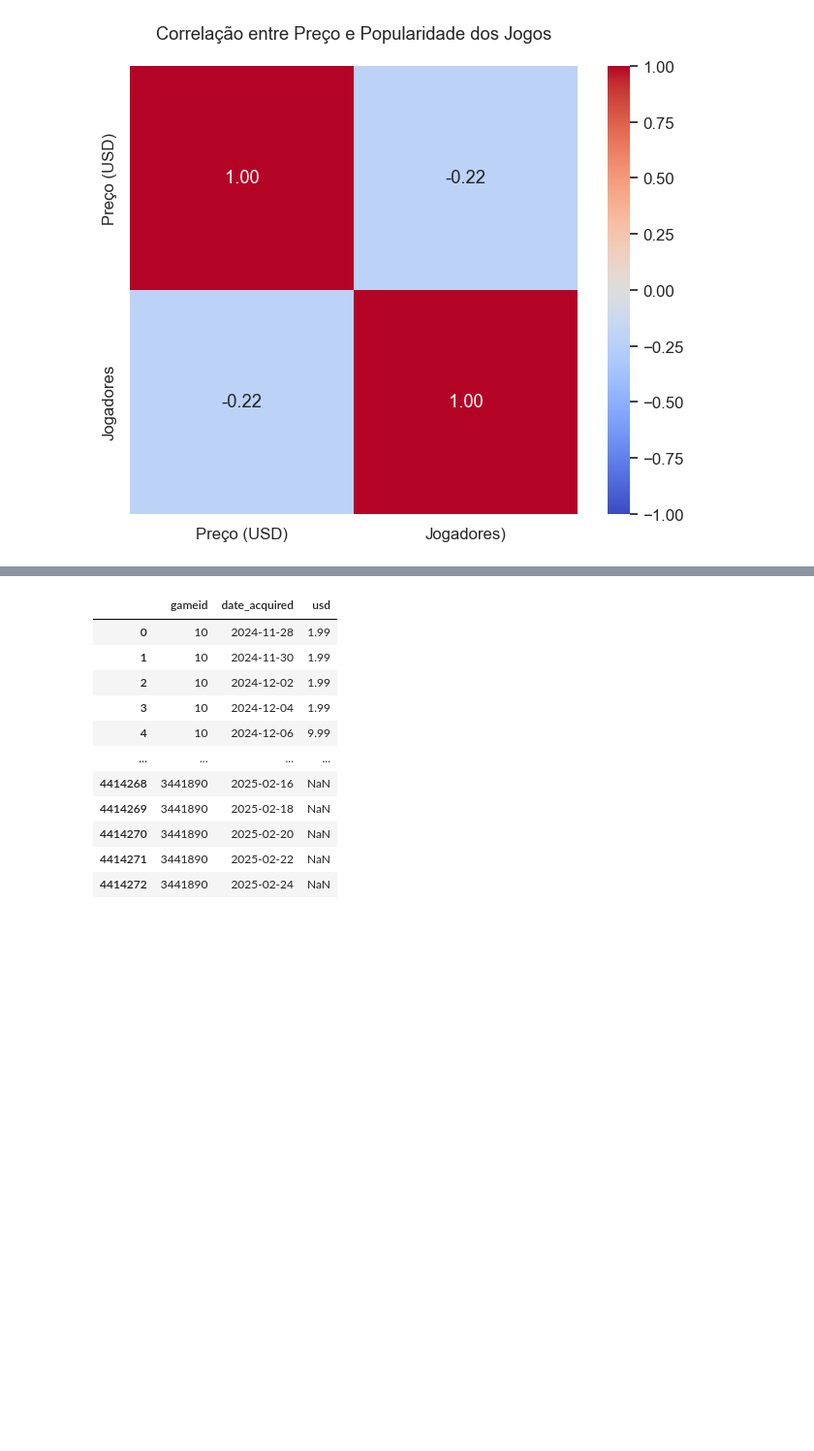
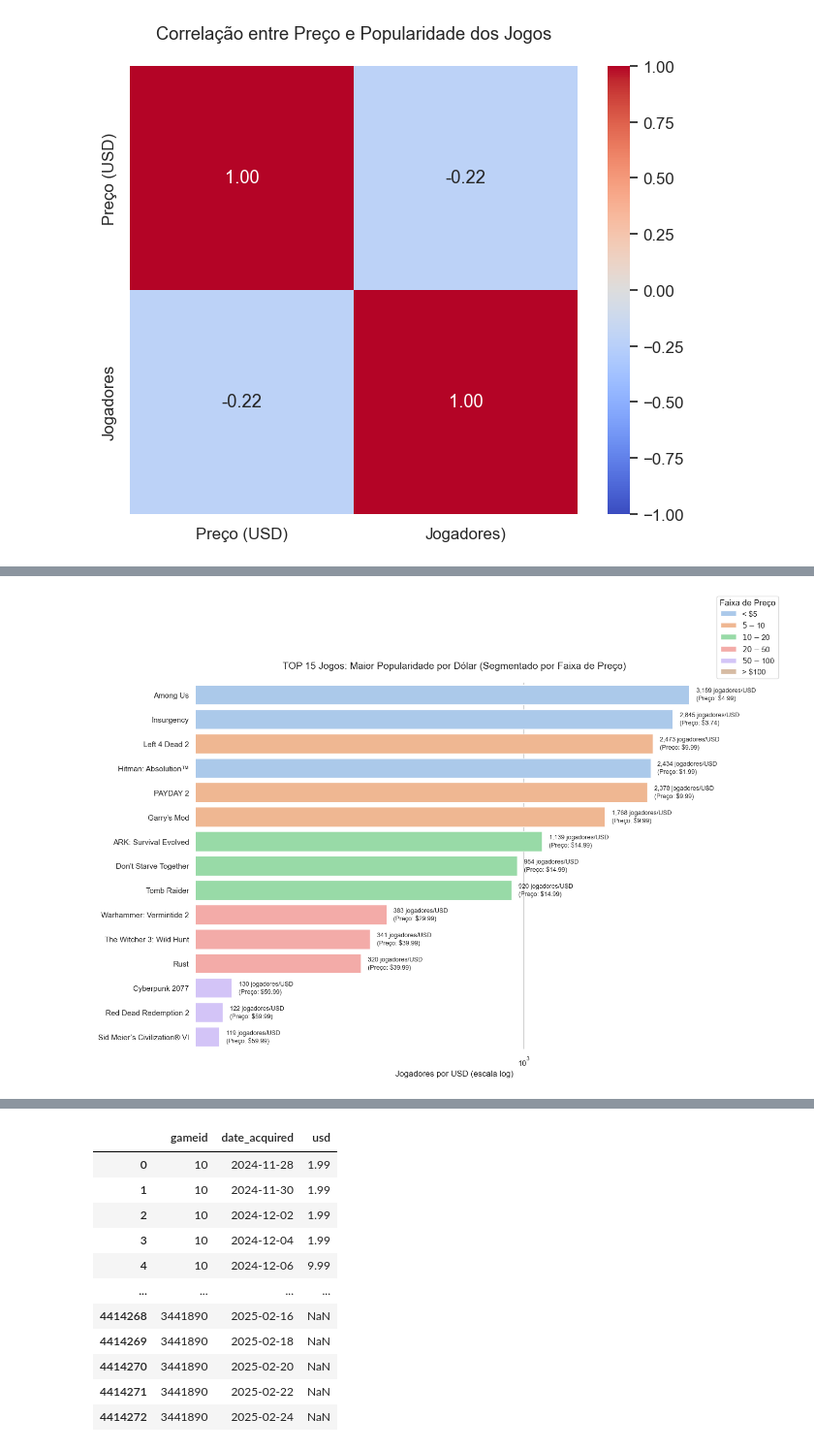
Before and after one commit to robertasaoriokada/trabalho-base-jogos, a Jupyter notebook: tratamento/app.ipynb, the cells around one changed output, grey strips where cells are left out. Shown at 97% size. Cells and saved outputs as stored; diff of their text form; code cells hidden in the pictures; blank space fills up the shorter version.

```diff
--- a/tratamento/app.ipynb
+++ b/tratamento/app.ipynb
@@ -514,0 +643,42 @@ plt.show()
+# %%
+df = df_popularidade_preco.copy()
+
+df['players_per_usd'] = df['num_players_purchased'] / (df['usd'] + 0.01)
+df['price_range'] = pd.cut(df['usd'],
+                          bins=[1, 5, 10, 20, 50, 100, np.inf],
+                          labels=['$1-$5', '$5-$10', '$10-$20', '$20-$50', '$50-$100', '> $100'])
+
+
+top_15 = df.sort_values('players_per_usd', ascending=False).groupby('price_range').head(3).nlargest(15, 'players_per_usd')
+
+plt.figure(figsize=(14, 10))
+sn.set_theme(style="whitegrid", palette="pastel")
+
+barplot = sn.barplot(
+    data=top_15,
+    y='title',
+    x='players_per_usd',
+    hue='price_range',
+    dodge=False,
+    estimator=np.median,
+    errorbar=None
+)
+
+plt.title('TOP 15 Jogos: Maior Popularidade por Dólar (Segmentado por Faixa de Preço)', pad=20, fontsize=14)
+plt.xlabel('Jogadores por USD (escala log)', fontsize=12)
+plt.ylabel('', fontsize=12)
+plt.xscale('log')
+
+# Adicionar valores nas barras
+for i, (_, row) in enumerate(top_15.iterrows()):
+    plt.text(row['players_per_usd'] * 1.05, i,
+             f"{row['players_per_usd']:,.0f} jogadores/USD\n(Preço: ${row['usd']:.2f})",
+             va='center', fontsize=9)
+
+# Ajustes finais
+plt.legend(title='Faixa de Preço', bbox_to_anchor=(1, 1))
+sn.despine(left=True, bottom=True)
+plt.tight_layout()
+plt.show()
+# %% [output]
+[figure, added]
```
Also changed, not shown: parts of 5 cells of this notebook.
